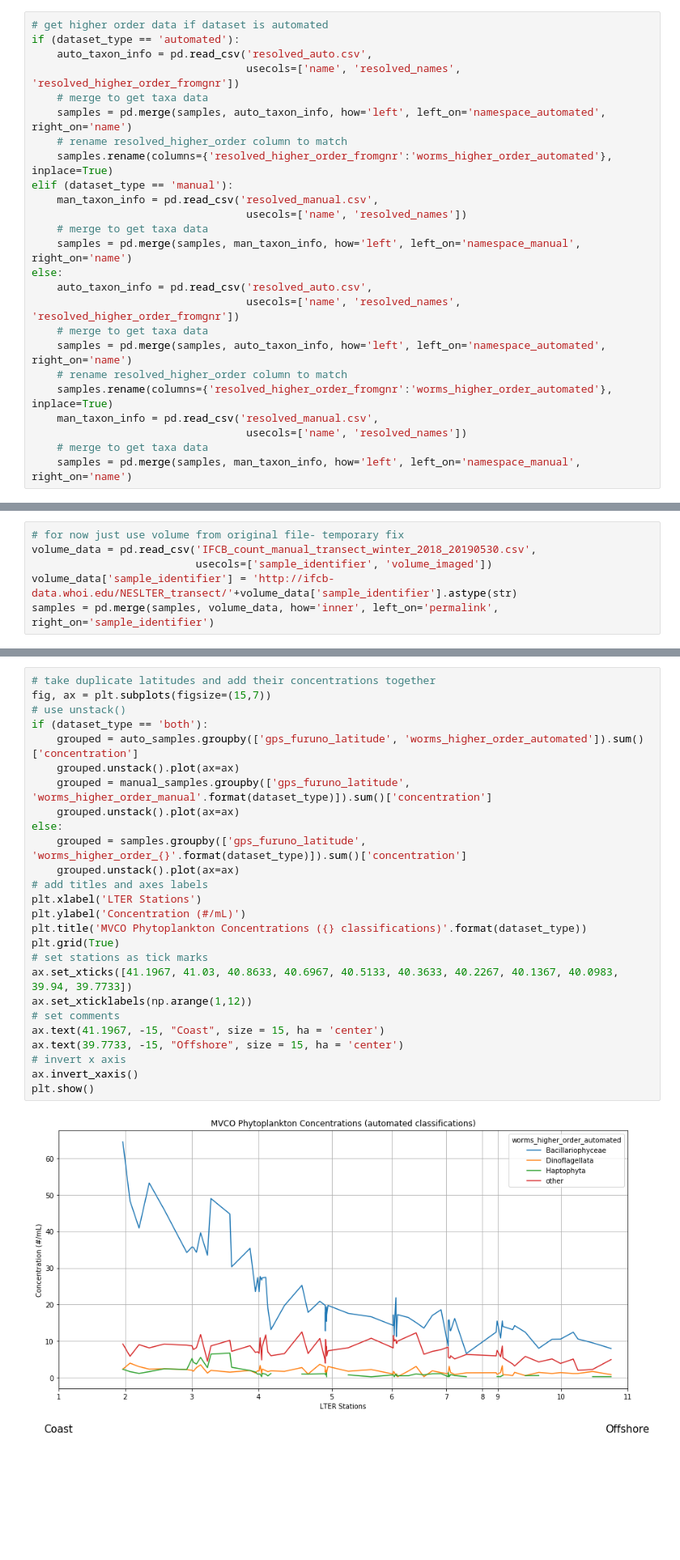
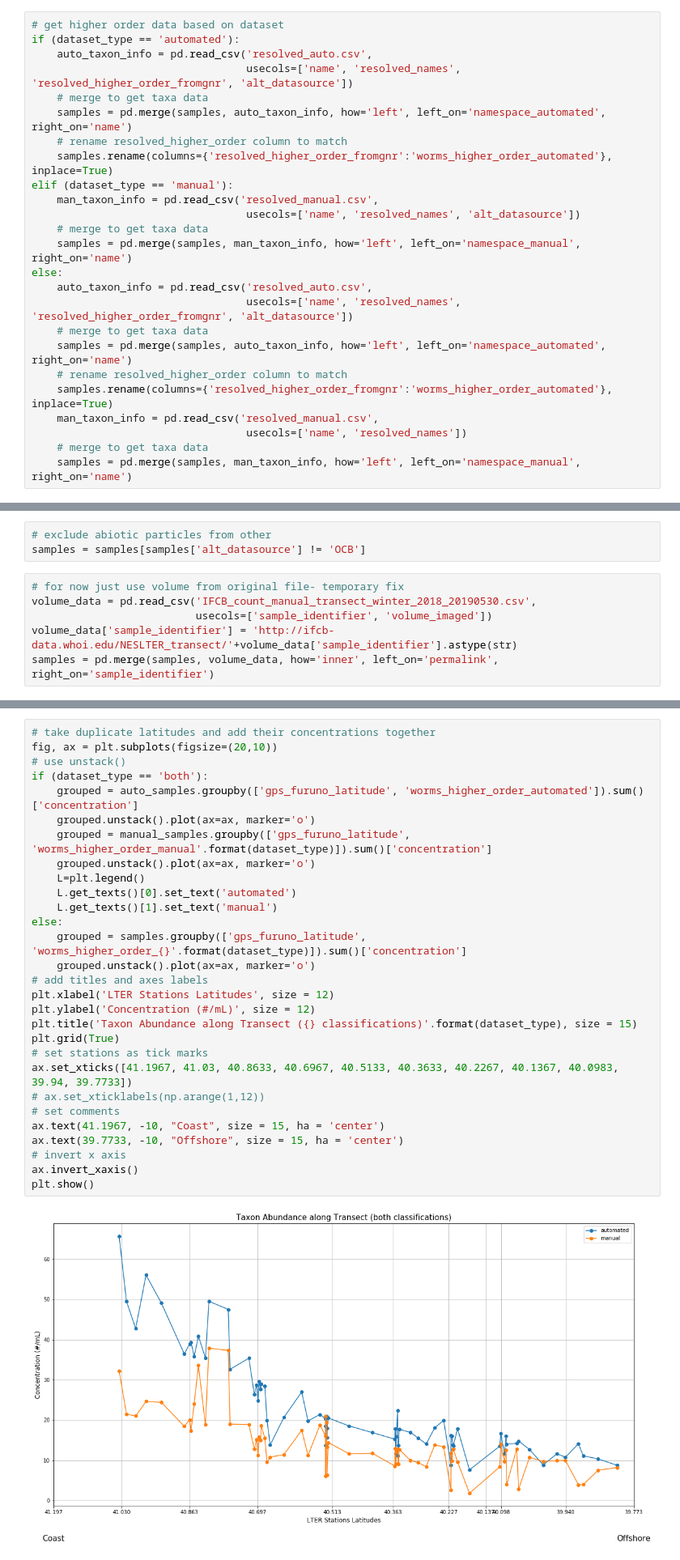
Before and after one commit to klqi/EDI-NES-LTER-2019, a Jupyter notebook: plot1/concentration_geographic_analysis.ipynb, the cells around one changed output, grey strips where cells are left out. Shown at 81% size. Drawn from its saved outputs; the diff is of its cells as text; blank space fills up the shorter version.

Commit message:
Cleaned up graphs and fixed calculation to exclude abiotic particles

```diff
--- a/plot1/concentration_geographic_analysis.ipynb
+++ b/plot1/concentration_geographic_analysis.ipynb
@@ -30,22 +48,22 @@ else:
 # initialize data frame from input
 samples = pd.read_csv("level_1b.csv", usecols=columns)
 # %%
-# get higher order data if dataset is automated
+# get higher order data based on dataset
 if (dataset_type == 'automated'):
     auto_taxon_info = pd.read_csv('resolved_auto.csv',
-                                  usecols=['name', 'resolved_names', 'resolved_higher_order_fromgnr'])
+                                  usecols=['name', 'resolved_names', 'resolved_higher_order_fromgnr', 'alt_datasource'])
     # merge to get taxa data
     samples = pd.merge(samples, auto_taxon_info, how='left', left_on='namespace_automated', right_on='name')
     # rename resolved_higher_order column to match
     samples.rename(columns={'resolved_higher_order_fromgnr':'worms_higher_order_automated'}, inplace=True)
 elif (dataset_type == 'manual'):
     man_taxon_info = pd.read_csv('resolved_manual.csv',
-                                  usecols=['name', 'resolved_names'])
+                                  usecols=['name', 'resolved_names', 'alt_datasource'])
     # merge to get taxa data
     samples = pd.merge(samples, man_taxon_info, how='left', left_on='namespace_manual', right_on='name')
 else:
     auto_taxon_info = pd.read_csv('resolved_auto.csv',
-                                  usecols=['name', 'resolved_names', 'resolved_higher_order_fromgnr'])
+                                  usecols=['name', 'resolved_names', 'resolved_higher_order_fromgnr', 'alt_datasource'])
     # merge to get taxa data
     samples = pd.merge(samples, auto_taxon_info, how='left', left_on='namespace_automated', right_on='name')
     # rename resolved_higher_order column to match
@@ -66,6 +84,9 @@ samples.permalink = samples.permalink.str.slice(0, 67)
 # read in geolocation data
 geo_data = pd.read_csv("comparison.csv", usecols=['gps_furuno_latitude', 'pid'])
 samples = pd.merge(samples, geo_data, how='left', left_on='permalink', right_on='pid')
+# %%
+# exclude abiotic particles from other
+samples = samples[samples['alt_datasource'] != 'OCB']
 # %%
 # for now just use volume from original file- temporary fix
 volume_data = pd.read_csv('IFCB_count_manual_transect_winter_2018_20190530.csv',
@@ -119,28 +142,31 @@ if (dataset_type == 'both'):
 # %%
 # take duplicate latitudes and add their concentrations together
-fig, ax = plt.subplots(figsize=(15,7))
+fig, ax = plt.subplots(figsize=(20,10))
 # use unstack()
 if (dataset_type == 'both'):
     grouped = auto_samples.groupby(['gps_furuno_latitude', 'worms_higher_order_automated']).sum()['concentration']
-    grouped.unstack().plot(ax=ax)
+    grouped.unstack().plot(ax=ax, marker='o')
     grouped = manual_samples.groupby(['gps_furuno_latitude', 'worms_higher_order_manual'.format(dataset_type)]).sum()['concentration']
-    grouped.unstack().plot(ax=ax)
+    grouped.unstack().plot(ax=ax, marker='o')
+    L=plt.legend()
+    L.get_texts()[0].set_text('automated')
+    L.get_texts()[1].set_text('manual')
 else:
     grouped = samples.groupby(['gps_furuno_latitude', 'worms_higher_order_{}'.format(dataset_type)]).sum()['concentration']
-    grouped.unstack().plot(ax=ax)
+    grouped.unstack().plot(ax=ax, marker='o')
 # add titles and axes labels
-plt.xlabel('LTER Stations')
-plt.ylabel('Concentration (#/mL)')
-plt.title('MVCO Phytoplankton Concentrations ({} classifications)'.format(dataset_type))
+plt.xlabel('LTER Stations Latitudes', size = 12)
+plt.ylabel('Concentration (#/mL)', size = 12)
+plt.title('Taxon Abundance along Transect ({} classifications)'.format(dataset_type), size = 15)
 plt.grid(True)
 # set stations as tick marks
 ax.set_xticks([41.1967, 41.03, 40.8633, 40.6967, 40.5133, 40.3633, 40.2267, 40.1367, 40.0983, 39.94, 39.7733])
-ax.set_xticklabels(np.arange(1,12))
+# ax.set_xticklabels(np.arange(1,12))
 # set comments
-ax.text(41.1967, -15, "Coast", size = 15, ha = 'center')
-ax.text(39.7733, -15, "Offshore", size = 15, ha = 'center')
+ax.text(41.1967, -10, "Coast", size = 15, ha = 'center')
+ax.text(39.7733, -10, "Offshore", size = 15, ha = 'center')
 # invert x axis
 ax.invert_xaxis()
 plt.show()
 # %% [output]
-[figure, old version]
+[figure, new version]
```
Also changed, not shown: parts of 5 cells of this notebook, 5 other files.
